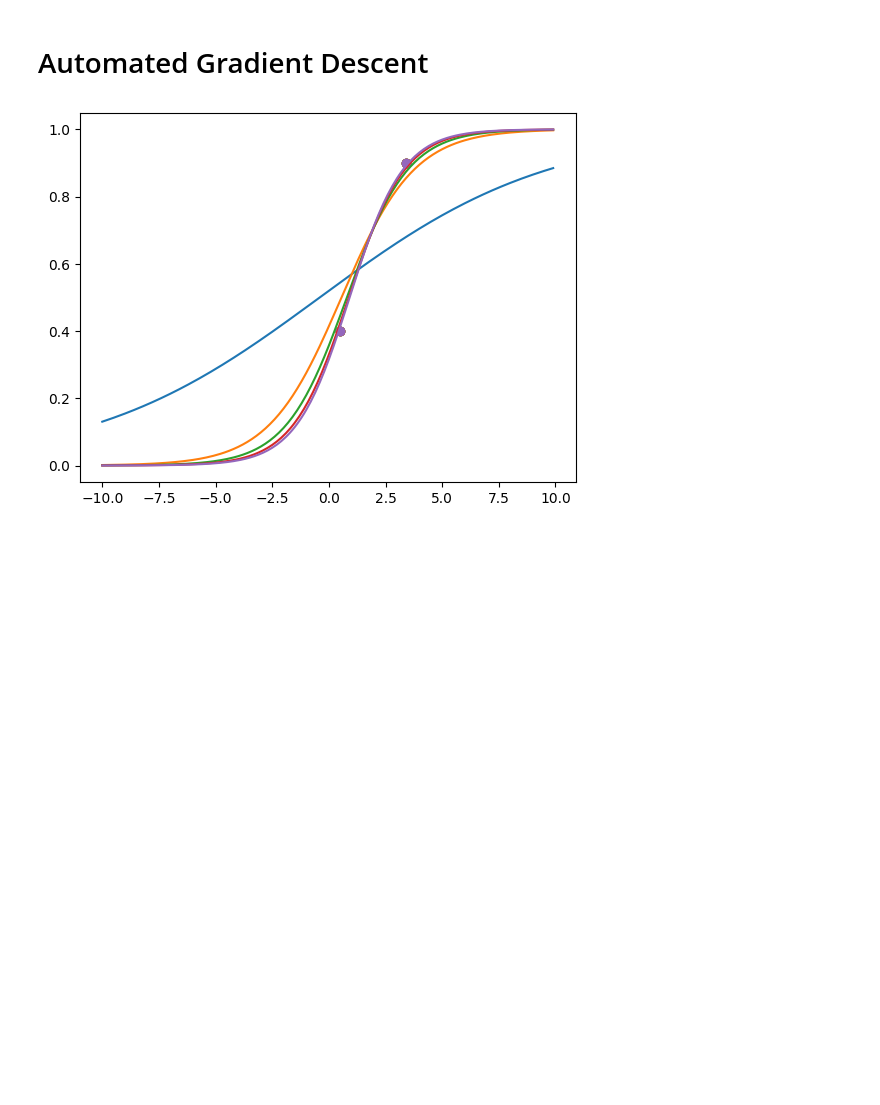
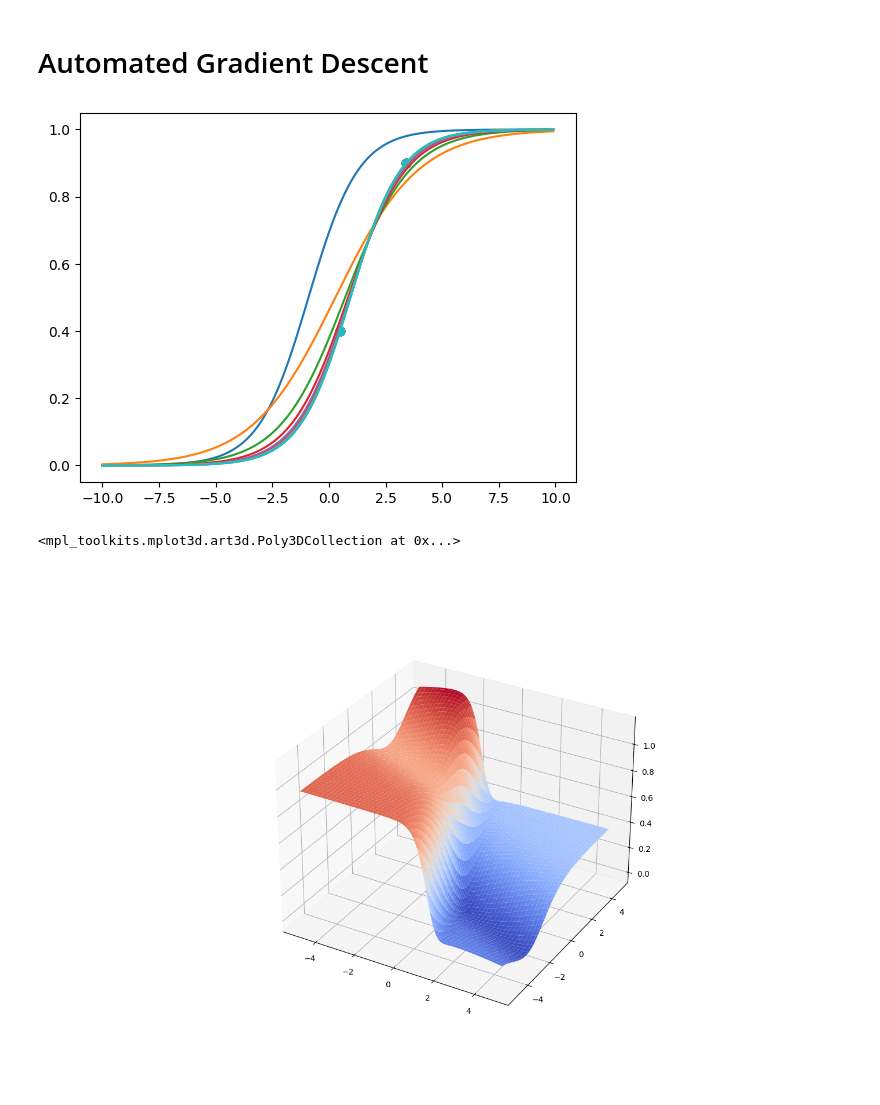
Before and after one commit to SanketJadhav7d3/Artificial-Intelligence, a Jupyter notebook: sigmoid_neuron.ipynb, the cells around one changed output. Cells and saved outputs as stored; diff of their text form; code cells hidden in the pictures; blank space fills up the shorter version.

```diff
--- a/sigmoid_neuron.ipynb
+++ b/sigmoid_neuron.ipynb
@@ -130,7 +134,7 @@ s = SigmoidNeuron()
 x_lin = np.arange(-10, 10, 0.1)
 
 def visualize():
-    for i in range(1000):
+    for i in range(2000):
         s.train(X, Y, 1, False)
         if i % 200 == 0:
             plt.scatter(X, Y)
@@ -138,4 +142,36 @@ def visualize():
 
 visualize()
 # %% [output]
-[figure, old version]
+[figure, new version]
+# %%
+# 3d error surface
+def calculate_error(x, w, b):
+    err = 0.0
+
+    for x, y in zip(X, Y):
+        fx = sigmoid(x, w, b)
+        err += (fx - y) ** 2
+
+    return err
+# %%
+%matplotlib widget
+ws = np.arange(-5, 5, 0.1)
+bs = np.arange(-5, 5, 0.1)
+
+w_mesh, b_mesh = np.meshgrid(ws, bs)
+
+error = np.zeros(w_mesh.shape)
+
+for i in range(100):
+    for j in range(100):
+        error[i][j] = calculate_error(0.1, w_mesh[i][j], b_mesh[i][j])
+
+fig = plt.figure(figsize =(14, 9))
+ax = plt.axes(projection ='3d')
+
+ax.scatter(s.weight, s.bias, s.error(X, Y), 'o')
+
+ax.plot_surface(w_mesh, b_mesh, error, cmap=cm.coolwarm, linewidth=0)
+# %% [output]
+<mpl_toolkits.mplot3d.art3d.Poly3DCollection at 0x...>
+[figure, added]
```
Also changed, not shown: parts of 4 cells of this notebook, 11 other files.
